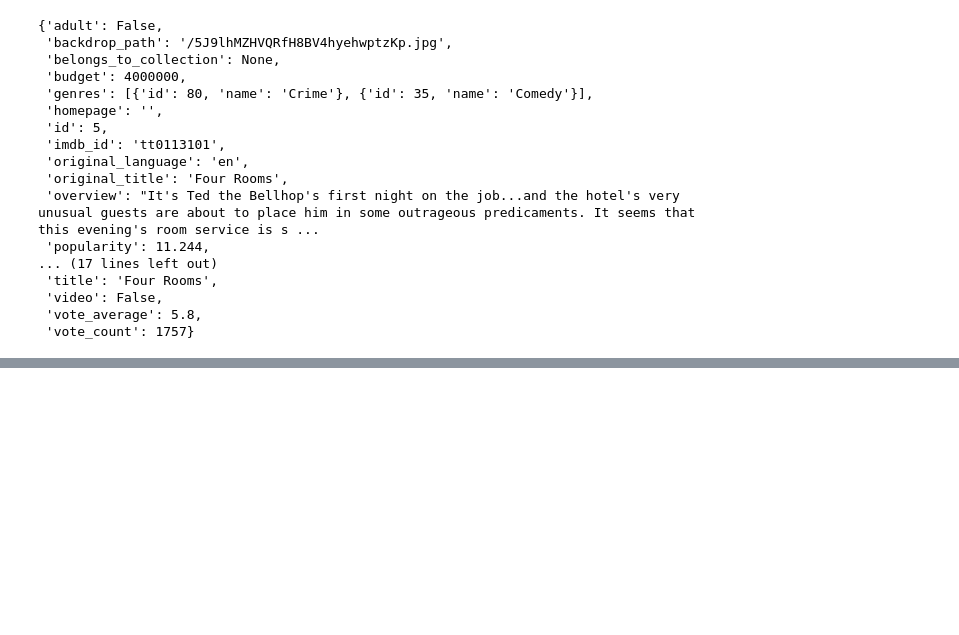
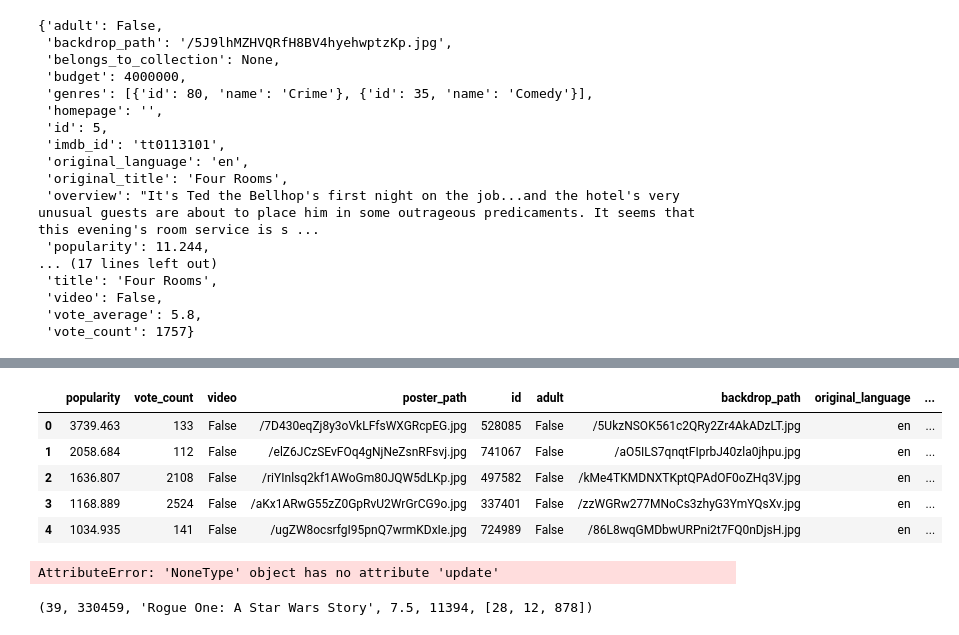
Before and after one commit to alimahzoon/Microsoft-Movie-Analysis, a Jupyter notebook: TMDB-Data.ipynb, the cells around one changed output, grey strips where cells are left out. Drawn from its saved outputs; the diff is of its cells as text; code cells hidden in the pictures; blank space fills up the shorter version.

Commit message:
Movies dataset after pagination

```diff
--- a/TMDB-Data.ipynb
+++ b/TMDB-Data.ipynb
@@ -25,0 +194,22 @@ tmdb.Movies(5).info()
+# %%
+check_df = pd.read_csv('Movie_Analyasis_Data_Discover.csv')
+check_df.head()
+# %% [output]
+|  | popularity | vote_count | video | poster_path | id | adult | backdrop_path | original_language | ... |
+| 0 | 3739.463 | 133 | False | /7D430eqZj8y3oVkLFfsWXGRcpEG.jpg | 528085 | False | /5UkzNSOK561c2QRy2Zr4AkADzLT.jpg | en | ... |
+| 1 | 2058.684 | 112 | False | /elZ6JCzSEvFOq4gNjNeZsnRFsvj.jpg | 741067 | False | /aO5ILS7qnqtFIprbJ40zla0jhpu.jpg | en | ... |
+| 2 | 1636.807 | 2108 | False | /riYInlsq2kf1AWoGm80JQW5dLKp.jpg | 497582 | False | /kMe4TKMDNXTKptQPAdOF0oZHq3V.jpg | en | ... |
+| 3 | 1168.889 | 2524 | False | /aKx1ARwG55zZ0GpRvU2WrGrCG9o.jpg | 337401 | False | /zzWGRw277MNoCs3zhyG3YmYQsXv.jpg | en | ... |
+| 4 | 1034.935 | 141 | False | /ugZW8ocsrfgI95pnQ7wrmKDxIe.jpg | 724989 | False | /86L8wqGMDbwURPni2t7FQ0nDjsH.jpg | en | ... |
+# %%
+#printing movie_id and movie_title by popularity desc
+newish_dict = {}
+for i, film in enumerate(most_popular_films):
+   newish_dict = newish_dict.update([('index', i), ('id', film['id']), ('title', film['title'])])
+#    print(i, film['id'], film['title'], film['vote_average'], film['vote_count'], film['genre_ids'])
+# %% [output]
+AttributeError: 'NoneType' object has no attribute 'update'
+# %%
+newish_dict
+# %% [output]
+(39, 330459, 'Rogue One: A Star Wars Story', 7.5, 11394, [28, 12, 878])
```
Also changed, not shown: parts of 23 cells of this notebook.
